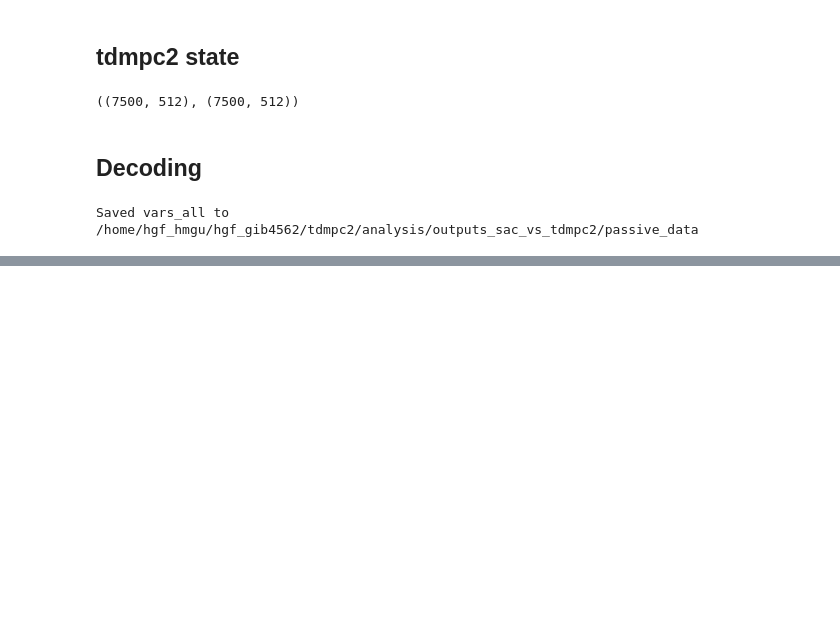
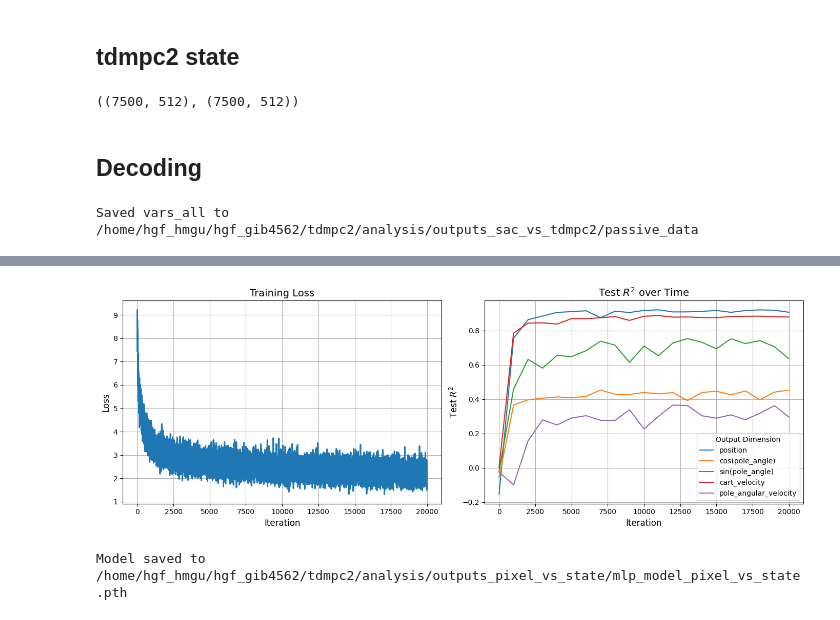
Before and after one commit to dynamical-inference/tdmpc2, a Jupyter notebook: analysis/26-01-19-decoding_state_vs_pixel.ipynb, the cells around one changed output, grey strips where cells are left out. Saved outputs shown, nothing was run; the diff lists cells and outputs as text; code cells hidden in the pictures; blank space fills up the shorter version.

```diff
--- a/analysis/26-01-19-decoding_state_vs_pixel.ipynb
+++ b/analysis/26-01-19-decoding_state_vs_pixel.ipynb
@@ -345,6 +367,19 @@ def collect_dmatch_simple(
     for initial_state in tqdm(initial_states):
         for ep in range(n_episodes_per_initial_state):
 
+            seed = seed + 1
+            rng = np.random.default_rng(seed)
+            policy = DMatchPolicy(
+                rng=rng,
+                ou_theta=0.05,
+                ou_sigma_A=0.20,
+                ou_sigma_B=0.25,
+                ou_sigma_C=0.15,
+                kick_steps=(10, 20),
+                kick_flip_prob=0.25,
+                action_smooth=0.95,
+            )
+
             if is_rgb:
                 obs_pixel = env.reset(initial_state=initial_state)
                 obs = env.get_state_obs()
@@ -381,8 +416,8 @@ def collect_dmatch_simple(
 # %%
 #Example usage:
 
-initial_positions = [-1, 0, 1]
-initial_angles = np.radians(np.linspace(0, 360, 5))
+initial_positions = [-1.5, -1, 0, 1, 1.5]
+initial_angles = np.radians(np.linspace(0, 360, 10))
 
 initial_states = []
 for initial_position in initial_positions:
@@ -602,0 +861,48 @@ Decoding z_tdmpc2_state -> pole_angular_velocity
+# %%
+import matplotlib.pyplot as plt
+import numpy as np
+
+map_dim_to_name = {
+    0: 'position',
+    1: 'cos(pole_angle)',
+    2: 'sin(pole_angle)',
+    3: 'cart_velocity',
+    4: 'pole_angular_velocity',
+}
+
+fig, axs = plt.subplots(1, 2, figsize=(14, 5))
+
+# Plot training loss curve
+axs[0].plot(losses, color='tab:blue', linewidth=2)
+axs[0].set_title('Training Loss', fontsize=14)
+axs[0].set_xlabel('Iteration', fontsize=12)
+axs[0].set_ylabel('Loss', fontsize=12)
+axs[0].grid(True)
+
+# Prepare test R2 over time
+iters = sorted(test_r2.keys())
+r2_values = np.array([test_r2[it] for it in iters])  # shape [steps, output_dim]
+# If multidim output, plot per-dimension
+for d in range(r2_values.shape[1]):
+    axs[1].plot(iters, r2_values[:, d], label=f"{map_dim_to_name[d]}")
+
+axs[1].set_title('Test $R^2$ over Time', fontsize=14)
+axs[1].set_xlabel('Iteration', fontsize=12)
+axs[1].set_ylabel('Test $R^2$', fontsize=12)
+axs[1].legend(title="Output Dimension")
+axs[1].grid(True)
+
+plt.tight_layout()
+plt.show()
+# %% [output]
+[figure, added]
+# %%
+import torch
+
+# Save the trained model to file
+model_path = '/home/hgf_hmgu/hgf_gib4562/tdmpc2/analysis/outputs_pixel_vs_state/mlp_model_pixel_vs_state.pth'
+torch.save(model, model_path)
+
+print(f"Model saved to {model_path}")
+# %% [output]
+Model saved to /home/hgf_hmgu/hgf_gib4562/tdmpc2/analysis/outputs_pixel_vs_state/mlp_model_pixel_vs_state.pth
```
Also changed, not shown: parts of 9 cells of this notebook, 2 other files.
